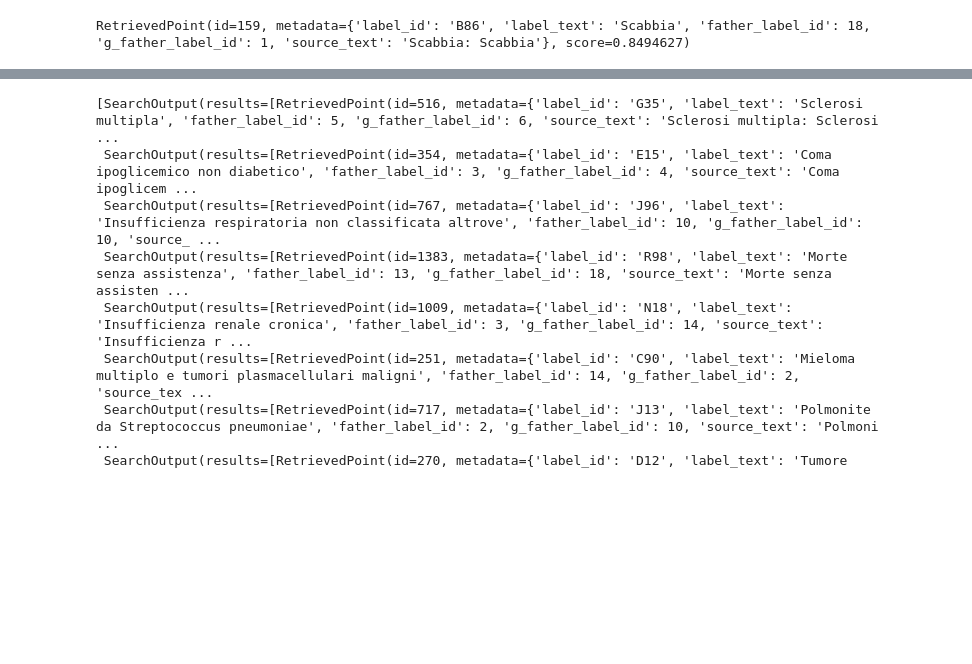
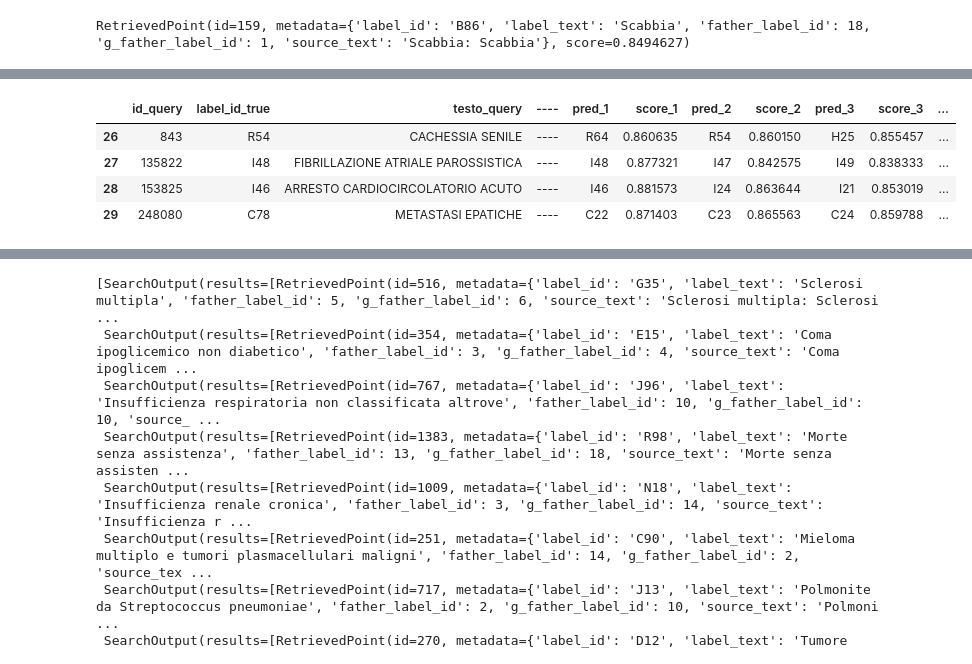
Before and after one commit to istat-methodology/semantic-search, a Jupyter notebook: notebooks/test-semantic-on-medical_data.ipynb, the cells around one changed output, grey strips where cells are left out. Cells and saved outputs as stored; diff of their text form; code cells hidden in the pictures; blank space fills up the shorter version.

```diff
--- a/notebooks/test-semantic-on-medical_data.ipynb
+++ b/notebooks/test-semantic-on-medical_data.ipynb
@@ -472,0 +472,12 @@ out_df
+# %%
+for n in range(1, k + 1):
+    pred_cols = [f"pred_{r}" for r in range(1, n + 1)]
+    pred_df[f"hit@{n}"] = pred_df.apply(lambda row: row['label_id_true'] in row[pred_cols].values, axis=1)
+
+pred_df.tail(4)
+# %% [output]
+|  | id_query | label_id_true | testo_query | ---- | pred_1 | score_1 | pred_2 | score_2 | pred_3 | score_3 | ... |
+| 26 | 843 | R54 | CACHESSIA SENILE | ---- | R64 | 0.860635 | R54 | 0.860150 | H25 | 0.855457 | ... |
+| 27 | 135822 | I48 | FIBRILLAZIONE ATRIALE PAROSSISTICA | ---- | I48 | 0.877321 | I47 | 0.842575 | I49 | 0.838333 | ... |
+| 28 | 153825 | I46 | ARRESTO CARDIOCIRCOLATORIO ACUTO | ---- | I46 | 0.881573 | I24 | 0.863644 | I21 | 0.853019 | ... |
+| 29 | 248080 | C78 | METASTASI EPATICHE | ---- | C22 | 0.871403 | C23 | 0.865563 | C24 | 0.859788 | ... |
```
Also changed, not shown: parts of 14 cells of this notebook.
